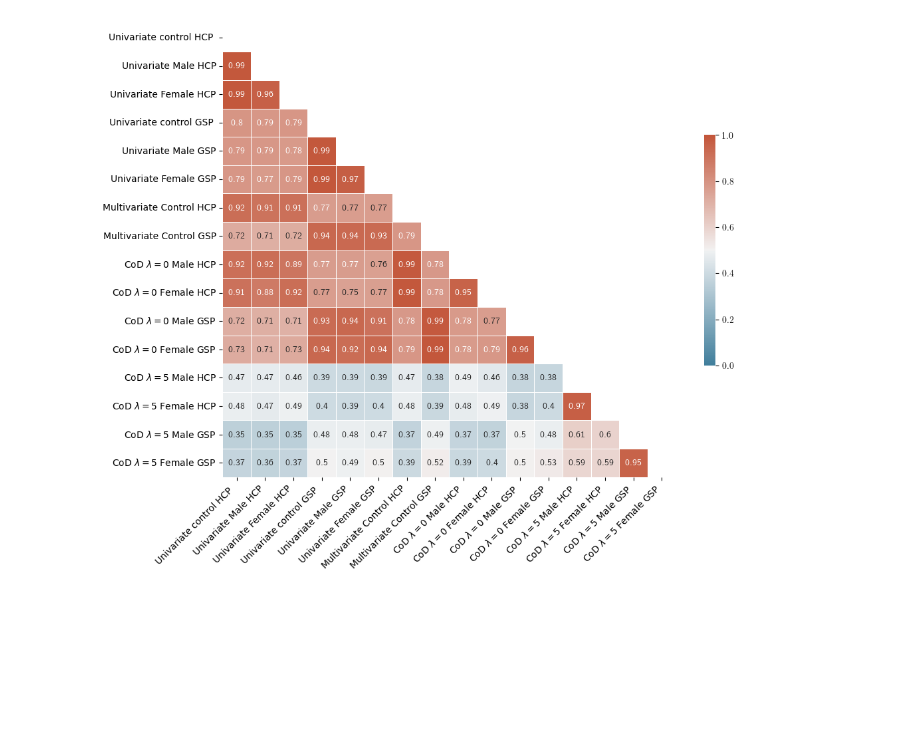
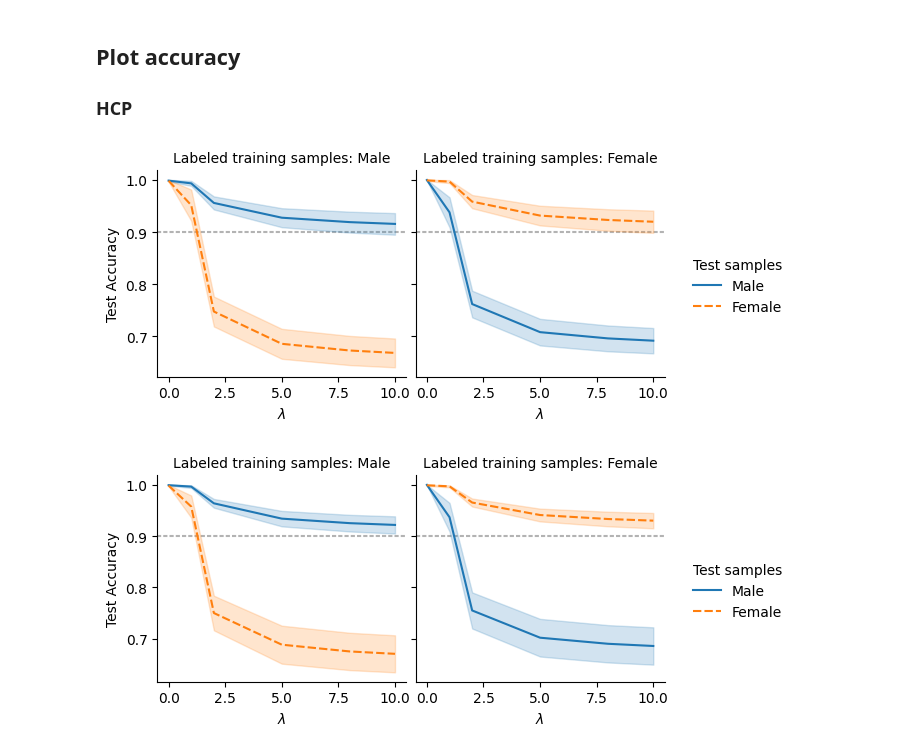
Before and after one commit to shuo-zhou/GSDA-Lateralization, a Jupyter notebook: model_stats/plot.ipynb, the cells around one changed output. Saved outputs shown, nothing was run; the diff lists cells and outputs as text; code cells hidden in the pictures; blank space fills up the shorter version.

Commit message:
update plot

```diff
--- a/model_stats/plot.ipynb
+++ b/model_stats/plot.ipynb
@@ -281,26 +14,0 @@ weight_df = pd.concat((HCP_tval, GSP_tval, weight_df), axis=1)
-# %%
-corr = weight_df.corr()
-
-# Generate a mask for the upper triangle
-mask = np.triu(np.ones_like(corr, dtype=bool))
-
-# Set up the matplotlib figure
-f, ax = plt.subplots(figsize=(11, 9))
-
-# Generate a custom diverging colormap
-cmap = sns.diverging_palette(230, 20, as_cmap=True)
-plt.rcParams['text.usetex'] = True
-# Draw the heatmap with the mask and correct aspect ratio
-sns.heatmap(corr, mask=mask, cmap=cmap, vmin=0, vmax=1, center=0.5, annot=True,
-            square=True, linewidths=.5, cbar_kws={"shrink": .5})
-            # cbar_kws={"shrink": .5, "use_gridspec": False, "location": "top"})  #, annot_kws={"rotation": 45})
-plt.rcParams['text.usetex'] = False
-# plt.tick_params(axis='x', labelrotation=45)
-ax.set_xticklabels(list(weight_df.columns.values), rotation = 45, ha="right")
-# plt.savefig('corr.pdf', format='pdf', bbox_inches='tight')
-# plt.savefig('corr.png', format='png', bbox_inches='tight')
-plt.savefig('corr_annot.pdf', format='pdf', bbox_inches='tight')
-plt.savefig('corr_annot.png', format='png', bbox_inches='tight')
-plt.show()
-# %% [output]
-[figure, removed]
@@ -306,0 +92,45 @@ plt.show()
+# %% [markdown]
+## Plot accuracy
+
+### HCP
+# %%
+model_root_dir = "/media/shuo/MyDrive/data/HCP/BNA/Models"
+lambdas = [0.0, 1.0, 2.0, 5.0, 8.0, 10.0]
+seed_start = 2022
+col_names = ["acc_ic_is", "acc_ic_os", "acc_oc_is", "acc_oc_os", "pred_loss", "code_loss"]
+dataset = "HCP"
+
+res_df_all = load_result(dataset=dataset, root_dir=model_root_dir,
+                         lambdas=lambdas, seed_start=seed_start)
+res_df_all["gap_is"] = res_df_all["acc_ic_is"] - res_df_all["acc_oc_is"]
+res_df_all["gap_os"] = res_df_all["acc_ic_os"] - res_df_all["acc_oc_os"]
+
+res_df_is = reformat_results(res_df_all, ["acc_ic_is", "acc_oc_is"])
+res_df_os = reformat_results(res_df_all, ["acc_ic_os", "acc_oc_os"])
+# %%
+# sns.set(style="white", font_scale=1.1)
+g = sns.relplot(
+    data=res_df_is, x="Lambda", y="Accuracy", col="Labeled training samples",
+    hue="Test samples", style="Test samples", kind="line", errorbar=("sd", 1), height=3)
+(g.map(plt.axhline, y=0.9, color=".7", dashes=(2, 1), zorder=0)
+  .set_axis_labels(r'$\lambda$', "Test Accuracy")
+  .set_titles("Labeled training samples: {col_name}")
+  .tight_layout(w_pad=0))
+plt.savefig('figures/HCP_in_session_test.pdf', format='pdf', bbox_inches='tight')
+plt.savefig('figures/HCP_in_session_test.png', format='png', bbox_inches='tight')
+plt.show()
+# %% [output]
+[figure, added]
+# %%
+g = sns.relplot(
+    data=res_df_os, x="Lambda", y="Accuracy", col="Labeled training samples",
+    hue="Test samples", style="Test samples", kind="line", errorbar=("sd", 1),height=3)
+(g.map(plt.axhline, y=0.9, color=".7", dashes=(2, 1), zorder=0)
+  .set_axis_labels(r'$\lambda$', "Test Accuracy") # fontsize=12)
+  .set_titles("Labeled training samples: {col_name}")
+  .tight_layout(w_pad=0))
+plt.savefig('figures/HCP_out_session_test.pdf', format='pdf', bbox_inches='tight')
+plt.savefig('figures/HCP_out_session_test.png', format='png', bbox_inches='tight')
+plt.show()
+# %% [output]
+[figure, added]
```
Also changed, not shown: parts of 45 cells of this notebook, 27 other files.
